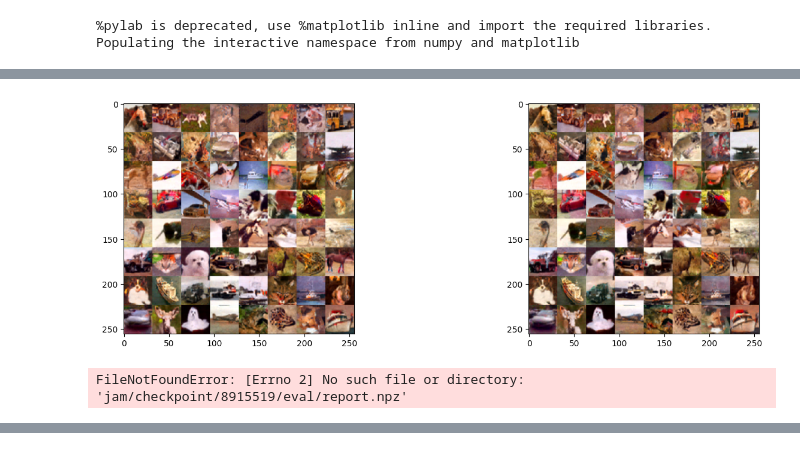
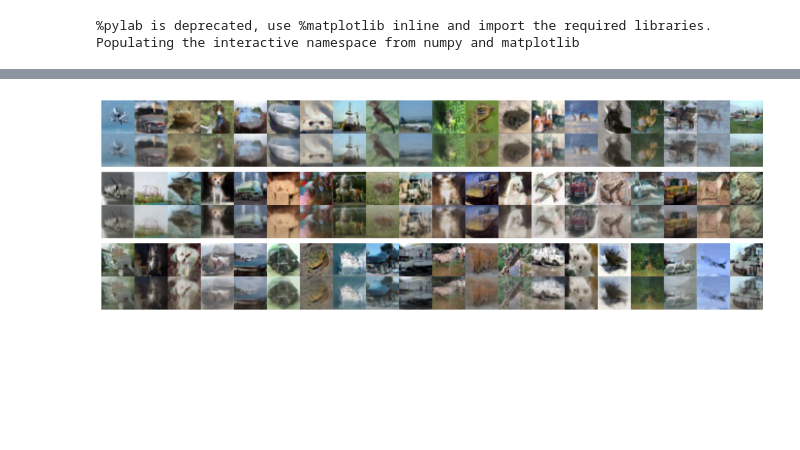
Before and after one commit to necludov/wl-mechanics-imgs, a Jupyter notebook: notebooks/visualizations.ipynb, the cells around one changed output, grey strips where cells are left out. Cells and saved outputs as stored; diff of their text form; code cells hidden in the pictures; blank space fills up the shorter version.

Commit message:
mnist, cifar, visualization

```diff
--- a/notebooks/visualizations.ipynb
+++ b/notebooks/visualizations.ipynb
@@ -70,5 +75,28 @@ batch = batch[:artifact_shape[0]]
-# %%
-artifact_generator = eutils.get_artifact_generator(model, config, dynamics, artifact_shape)
-artifact_generator = jax.jit(artifact_generator)
+# %%
+from functools import partial
+import diffrax
+
+def artifact_generator(key, state, x_0):
+  x_0 = x_0[:x_0.shape[0]//2]
+  s = mutils.get_model_fn(model,
+                          state.params_ema if config.eval.use_ema else state.model_params,
+                          train=False)
+  if 'unet' == config.model_s.name:
+    dsdx = s
+  else:
+    dsdx = jax.grad(lambda _t, _x: s(_t, _x).sum(), argnums=1)
+  vector_field = lambda _t,_x,_args: dsdx(_t,_x)
+  solve = partial(diffrax.diffeqsolve,
+                  terms=diffrax.ODETerm(vector_field),
+                  solver=diffrax.Dopri5(),
+                  t0=0.0, t1=1.0, dt0=1e-3,
+                  saveat=diffrax.SaveAt(ts=[1.0]),
+                  stepsize_controller=diffrax.PIDController(rtol=1e-5, atol=1e-5),
+                  adjoint=diffrax.NoAdjoint())
+  solution = solve(y0=x_0, args=state)
+  one_step_artifacts = x_0 + dsdx(jnp.zeros((x_0.shape[0], 1, 1, 1)), x_0)
+  artifacts = jnp.stack([solution.ys[-1][:,:,:,:artifact_shape[3]], one_step_artifacts], 0)
+  return artifacts, solution.stats['num_steps']
+artifact_generator = jax.jit(artifact_generator)
 # %%
 artifacts_0, nfe_0 = artifact_generator(artifact_keys[0], state, batch)
@@ -80,15 +107,16 @@ print(nfe_0, nfe_1)
-# %%
-figsize(16,5)
-plt.subplot(121)
-plt.imshow(tutils.stack_imgs(inverse_scaler(artifacts_0)), cmap='gray')
-plt.subplot(122)
-plt.imshow(tutils.stack_imgs(inverse_scaler(artifacts_1)), cmap='gray')
-plt.show()
-# %% [output]
-[figure, removed]
-# %%
-metrics = np.load(f'jam/checkpoint/{ckpt_id}/eval/report.npz')
-for k in metrics.keys():
-    print(k, metrics[k])
-# %% [output]
-FileNotFoundError: [Errno 2] No such file or directory: 'jam/checkpoint/8915519/eval/report.npz'
+# %%
+H, W, C = 32, 32, 3
+artifacts = np.ones((3*(2*H + 5)-5, 20*W,3))
+for i in range(3):
+  for j in range(20):
+    artifacts[i*(2*H+5):i*(2*H+5)+H, j*W:(j+1)*W, :] = inverse_scaler(artifacts_0[0,i*20+j])
+    artifacts[i*(2*H+5)+H:i*(2*H+5)+2*H, j*W:(j+1)*W, :] = inverse_scaler(artifacts_0[1,i*20+j])
+# %%
+figsize(16,5)
+plt.imshow(artifacts)
+plt.box(False)
+plt.xticks([], [])
+plt.yticks([], [])
+plt.savefig('synthetic-am/assets/cifar10_ot_2.pdf', bbox_inches='tight')
+plt.show()
+# %% [output]
@@ -94,0 +124 @@ FileNotFoundError: [Errno 2] No such file or directory: 'jam/checkpoint/8915519/
+[figure, added]
```
Also changed, not shown: parts of 7 cells of this notebook, 8 other files.
